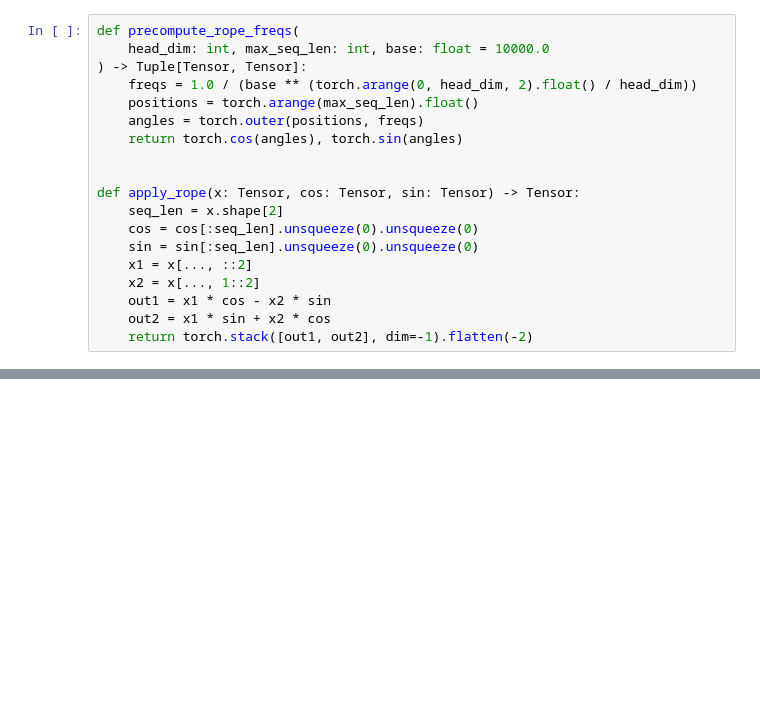
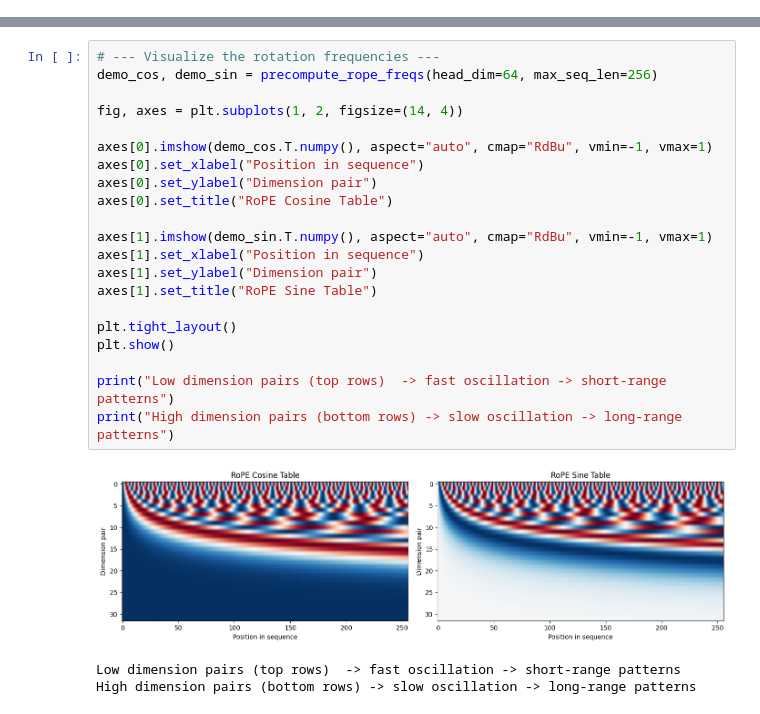
Before and after one commit to Aaidt/Smol_LM, a Jupyter notebook: smol_lm.ipynb, the cells around one changed output, grey strips where cells are left out. Cells and saved outputs as stored; diff of their text form; blank space fills up the shorter version.

```diff
--- a/smol_lm.ipynb
+++ b/smol_lm.ipynb
@@ -91,19 +0,0 @@ class RMSNorm(nn.Module):
-# %%
-def precompute_rope_freqs(
-    head_dim: int, max_seq_len: int, base: float = 10000.0
-) -> Tuple[Tensor, Tensor]:
-    freqs = 1.0 / (base ** (torch.arange(0, head_dim, 2).float() / head_dim))
-    positions = torch.arange(max_seq_len).float()
-    angles = torch.outer(positions, freqs)
-    return torch.cos(angles), torch.sin(angles)
-
-
-def apply_rope(x: Tensor, cos: Tensor, sin: Tensor) -> Tensor:
-    seq_len = x.shape[2]
-    cos = cos[:seq_len].unsqueeze(0).unsqueeze(0)
-    sin = sin[:seq_len].unsqueeze(0).unsqueeze(0)
-    x1 = x[..., ::2]
-    x2 = x[..., 1::2]
-    out1 = x1 * cos - x2 * sin
-    out2 = x1 * sin + x2 * cos
-    return torch.stack([out1, out2], dim=-1).flatten(-2)
@@ -461,0 +294,25 @@ contract and we
+# %%
+# --- Visualize the rotation frequencies ---
+demo_cos, demo_sin = precompute_rope_freqs(head_dim=64, max_seq_len=256)
+
+fig, axes = plt.subplots(1, 2, figsize=(14, 4))
+
+axes[0].imshow(demo_cos.T.numpy(), aspect="auto", cmap="RdBu", vmin=-1, vmax=1)
+axes[0].set_xlabel("Position in sequence")
+axes[0].set_ylabel("Dimension pair")
+axes[0].set_title("RoPE Cosine Table")
+
+axes[1].imshow(demo_sin.T.numpy(), aspect="auto", cmap="RdBu", vmin=-1, vmax=1)
+axes[1].set_xlabel("Position in sequence")
+axes[1].set_ylabel("Dimension pair")
+axes[1].set_title("RoPE Sine Table")
+
+plt.tight_layout()
+plt.show()
+
+print("Low dimension pairs (top rows)  -> fast oscillation -> short-range patterns")
+print("High dimension pairs (bottom rows) -> slow oscillation -> long-range patterns")
+# %% [output]
+[figure, added]
+Low dimension pairs (top rows)  -> fast oscillation -> short-range patterns
+High dimension pairs (bottom rows) -> slow oscillation -> long-range patterns
```
Also changed, not shown: parts of 63 cells of this notebook.
